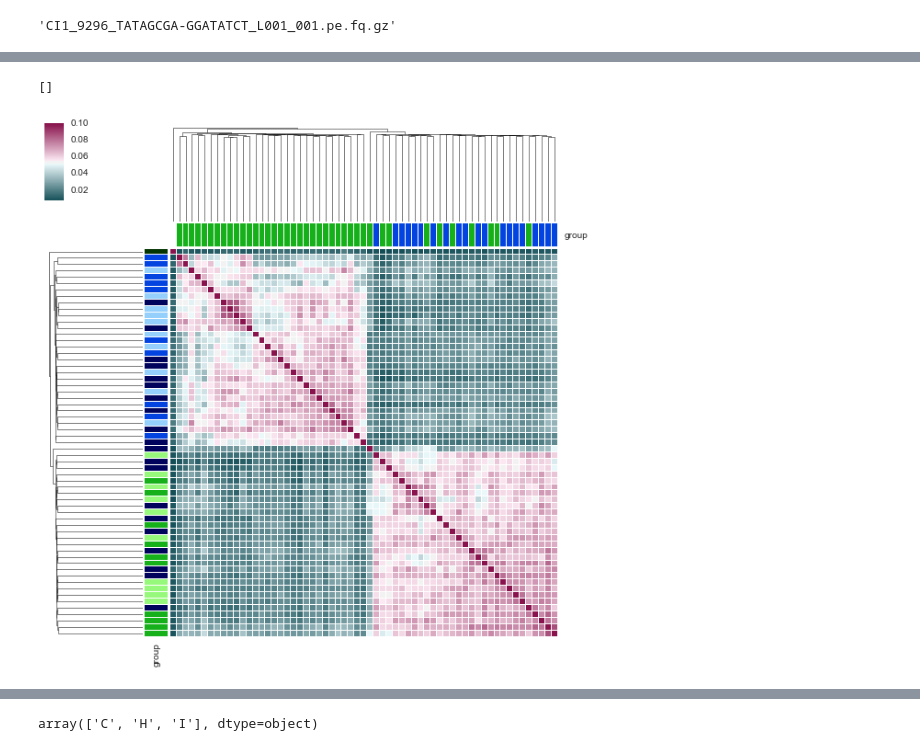
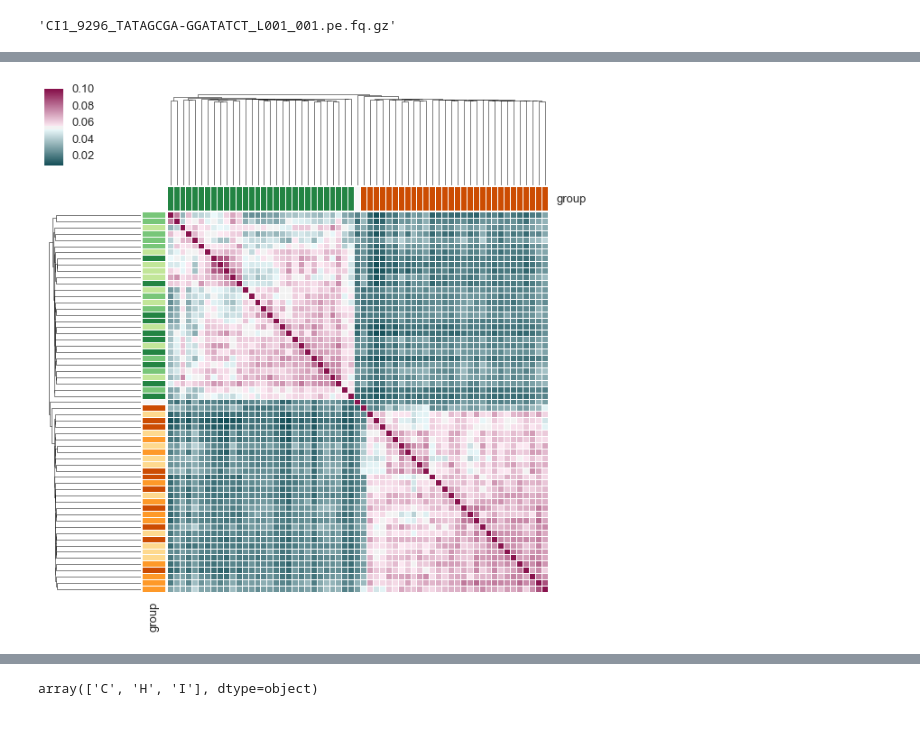
Before and after one commit to brooksph/2017_Hum_and_murine_microbiota_mouse_analysis, a Jupyter notebook: figures/Comparing_MC58_signatures.ipynb, the cells around one changed output, grey strips where cells are left out. Saved outputs shown, nothing was run; the diff lists cells and outputs as text; code cells hidden in the pictures.

```diff
--- a/figures/Comparing_MC58_signatures.ipynb
+++ b/figures/Comparing_MC58_signatures.ipynb
@@ -122,39 +119,31 @@ colors2 = ["green","blue","white"]
+# %%
+colors = ["#c2e699", "#78c679", "#238443", "#fed98e", "#fe9929", "#cc4c02", "#f7f7f7"]
+colors2 = ["#238443", "#cc4c02", "#f7f7f7"]
 # %%
-#network_pal=sns.color_palette("hls", len(data_with_groups.group.unique()))
-#network_lut = dict(zip(data_with_groups.group.unique(), network_pal))
-#networks = data_with_groups.group
-#network_colors = pd.Series(networks).map(network_lut)
-
-#network_pal=sns.color_palette("BLUES", len(data_with_group.group.unique()))
-#network_lut = dict(zip(data_with_group.group.unique(), network_pal))
-#networks = data_with_group.group
-#network_colors2 = pd.Series(networks).map(network_lut)
-
-
-
-
-network_pal=sns.color_palette(sns.xkcd_palette(colors), len(data_with_groups.group.unique()))
+network_pal=sns.color_palette(colors, len(data_with_groups.group.unique()))
 network_lut = dict(zip(data_with_groups.group.unique(), network_pal))
 networks = data_with_groups.group
 network_colors = pd.Series(networks).map(network_lut)
 
-network_pal=sns.color_palette(sns.xkcd_palette(colors2), len(data_with_group.group.unique()))
+network_pal=sns.color_palette(colors2, len(data_with_group.group.unique()))
 network_lut = dict(zip(data_with_group.group.unique(), network_pal))
 networks = data_with_group.group
 network_colors2 = pd.Series(networks).map(network_lut)
 # %%
 cmap = sns.diverging_palette(h_neg=210, h_pos=350, s=90, l=30, as_cmap=True)
 o = sns.clustermap(data_with_groups.iloc[:,:-1],
                    vmax= .1,
                    linewidths=.005,
                    row_colors=network_colors,
                    col_colors=network_colors2,
                    cmap=cmap)
 o.ax_heatmap.set_xticklabels('')
 o.ax_heatmap.set_yticklabels('')
+#o.fig.suptitle("")
+o.savefig("MC58_signature_comparison.png")
+p = sns.set_context("talk")
 # %% [output]
-[]
-[figure, old version]
+[figure, new version]
 # %%
 data_with_groups.group.unique()
 # %% [output]
```
Also changed, not shown: parts of 7 cells of this notebook, 1 other file.
